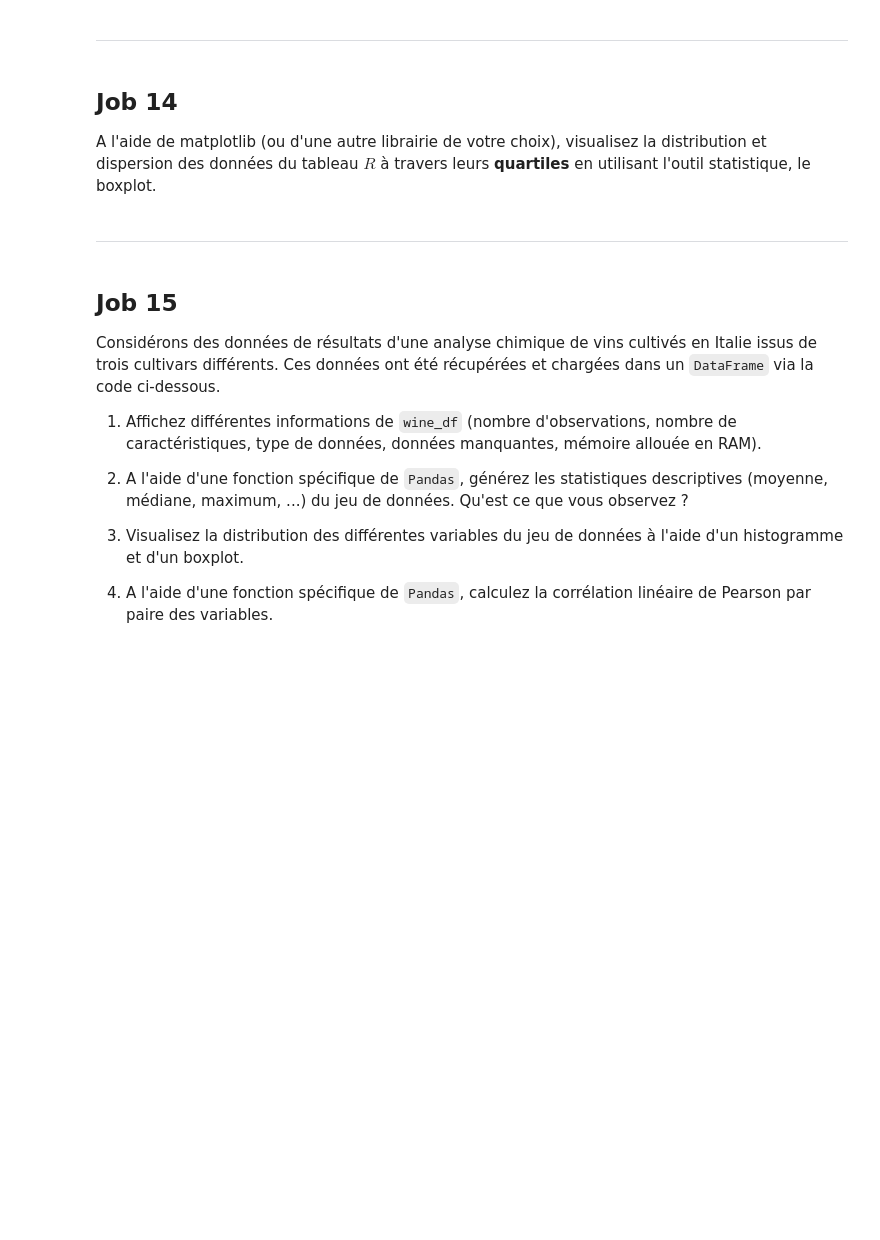
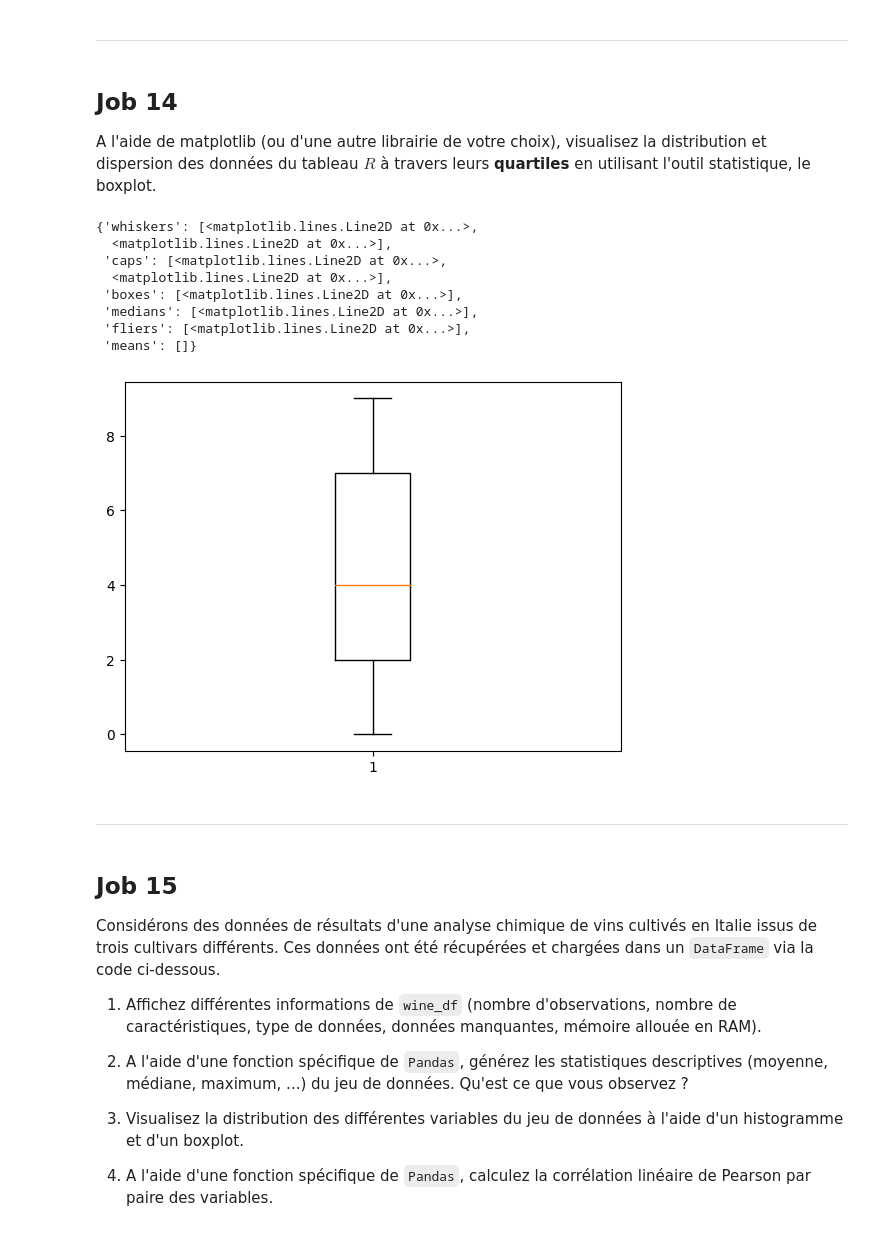
Before and after one commit to ilyes-chabab/philomathia, a Jupyter notebook: Philomathia.ipynb, the cells around one changed output. Cells and saved outputs as stored; diff of their text form; code cells hidden in the pictures; blank space fills up the shorter version.

```diff
--- a/Philomathia.ipynb
+++ b/Philomathia.ipynb
@@ -641,6 +697,18 @@ A l'aide de matplotlib (ou d'une autre librairie de votre choix), visualisez la
 # %% [markdown]
 ## **Job 14**
 A l'aide de matplotlib (ou d'une autre librairie de votre choix), visualisez la distribution et dispersion des données du tableau $R$ à travers leurs **quartiles** en utilisant l'outil statistique, le boxplot.
+# %%
+plt.boxplot(R)
+# %% [output]
+{'whiskers': [<matplotlib.lines.Line2D at 0x...>,
+  <matplotlib.lines.Line2D at 0x...>],
+ 'caps': [<matplotlib.lines.Line2D at 0x...>,
+  <matplotlib.lines.Line2D at 0x...>],
+ 'boxes': [<matplotlib.lines.Line2D at 0x...>],
+ 'medians': [<matplotlib.lines.Line2D at 0x...>],
+ 'fliers': [<matplotlib.lines.Line2D at 0x...>],
+ 'means': []}
+[figure, added]
 # %% [markdown]
 -----------------------------------------------------
 # %% [markdown]
```
Also changed, not shown: parts of 13 cells of this notebook.
